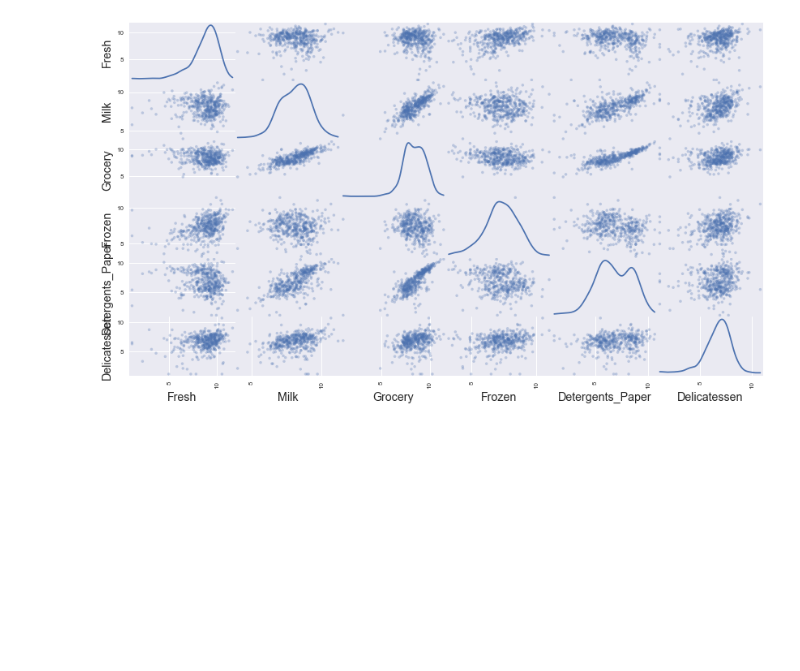
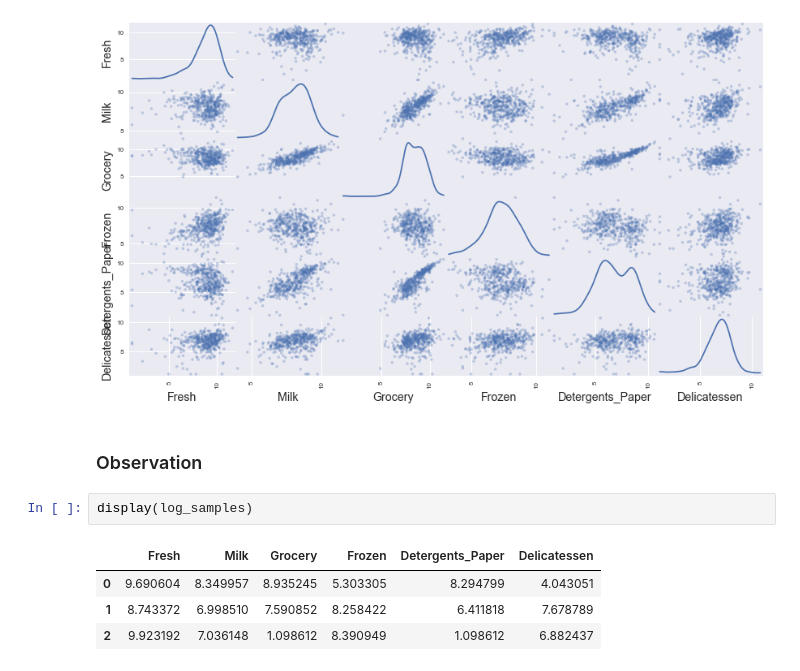
Before and after one commit to geekquad/Customer-Segments, a Jupyter notebook: Segments.ipynb, the cells around one changed output. Drawn from its saved outputs; the diff is of its cells as text; blank space fills up the shorter version.

Commit message:
Observation

```diff
--- a/Segments.ipynb
+++ b/Segments.ipynb
@@ -193,3 +193,12 @@ array([[<matplotlib.axes._subplots.AxesSubplot object at 0x...>,
         <matplotlib.axes._subplots.AxesSubplot object at 0x...>]],
       dtype=object)
 [figure]
+# %% [markdown]
+### Observation
+# %%
+display(log_samples)
+# %% [output]
+|  | Fresh | Milk | Grocery | Frozen | Detergents_Paper | Delicatessen |
+| 0 | 9.690604 | 8.349957 | 8.935245 | 5.303305 | 8.294799 | 4.043051 |
+| 1 | 8.743372 | 6.998510 | 7.590852 | 8.258422 | 6.411818 | 7.678789 |
+| 2 | 9.923192 | 7.036148 | 1.098612 | 8.390949 | 1.098612 | 6.882437 |
```
Also changed, not shown: parts of 1 cell of this notebook.
